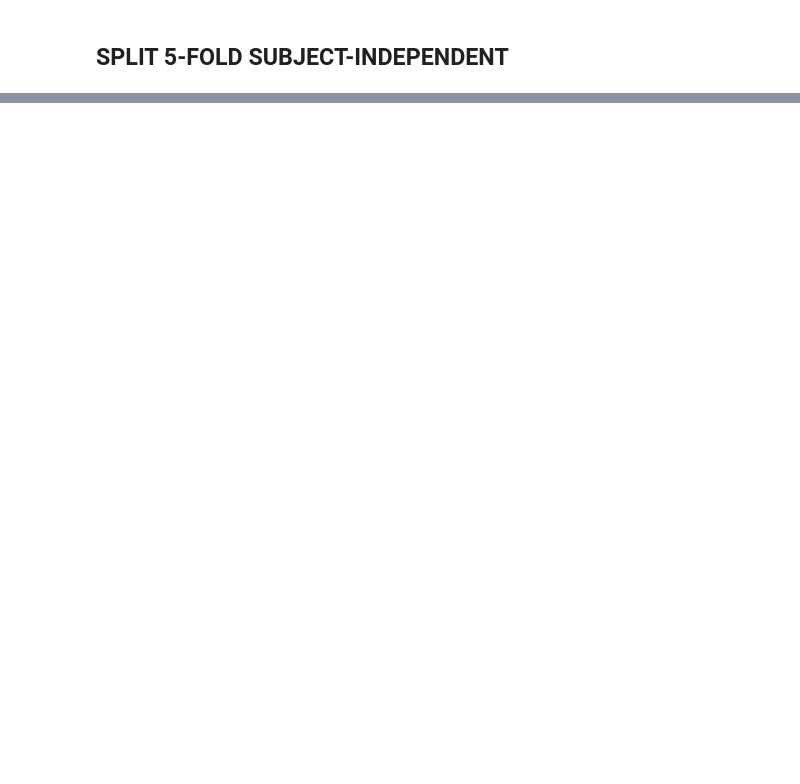
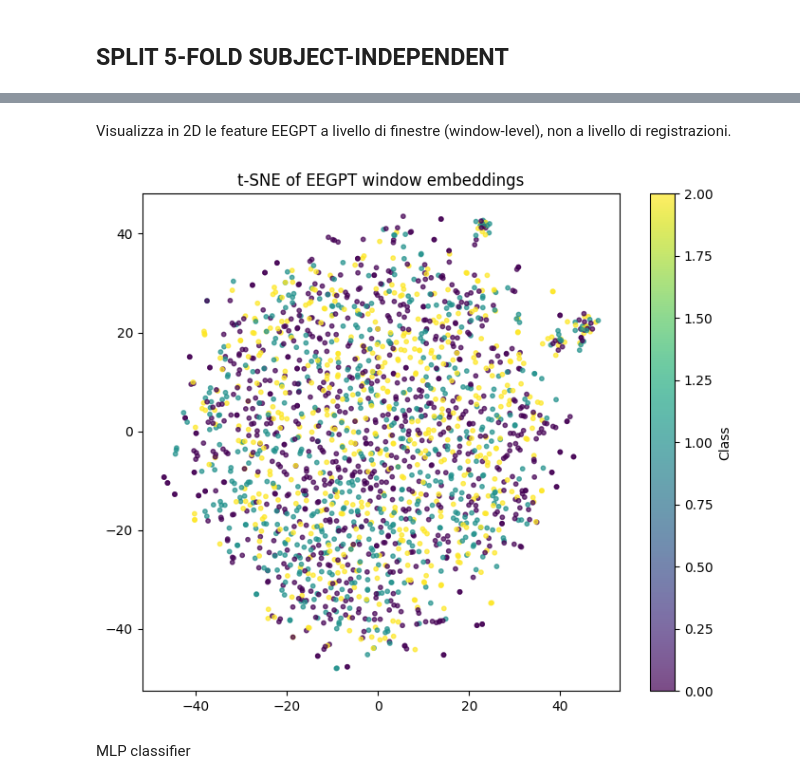
Before and after one commit to camillabocciolone/Leonardo-project, a Jupyter notebook: ll2egpt.ipynb, the cells around one changed output, grey strips where cells are left out. Saved outputs shown, nothing was run; the diff lists cells and outputs as text; code cells hidden in the pictures; blank space fills up the shorter version.

```diff
--- a/ll2egpt.ipynb
+++ b/ll2egpt.ipynb
@@ -919,0 +1424,39 @@ for k, split in enumerate(folds):
+# %% [markdown]
+Visualizza in 2D le feature EEGPT a livello di finestre (window-level), non a livello di registrazioni.
+# %%
+import torch, numpy as np
+from sklearn.preprocessing import StandardScaler
+from sklearn.decomposition import PCA
+from sklearn.manifold import TSNE
+import matplotlib.pyplot as plt
+
+data = torch.load("eegpt_window_features_fold0.pt", map_location="cpu", weights_only=False)
+
+Xw = data["tr_feat"].numpy()   # (Nwin, D)  oppure concatena tr+va+te
+yw = data["tr_y"].numpy()
+
+# (opzionale) subsample per velocità
+idx = np.random.RandomState(0).choice(len(Xw), size=min(2000, len(Xw)), replace=False)
+Xw = Xw[idx]
+yw = yw[idx]
+
+Xz = StandardScaler().fit_transform(Xw)
+Xp = PCA(n_components=30, random_state=0).fit_transform(Xz)
+
+tsne = TSNE(
+    n_components=2,
+    perplexity=30,     # con 2000 punti 20-50 ok
+    init="pca",
+    learning_rate="auto",
+    random_state=0
+)
+X2 = tsne.fit_transform(Xp)
+
+plt.figure(figsize=(7,6))
+plt.scatter(X2[:,0], X2[:,1], c=yw, s=10, alpha=0.7)
+plt.title("t-SNE of EEGPT window embeddings")
+plt.colorbar(label="Class")
+plt.tight_layout()
+plt.show()
+# %% [output]
+[figure, added]
@@ -919,0 +1517,2 @@ for k, split in enumerate(folds):
+# %% [markdown]
+MLP classifier
```
Also changed, not shown: parts of 47 cells of this notebook.
